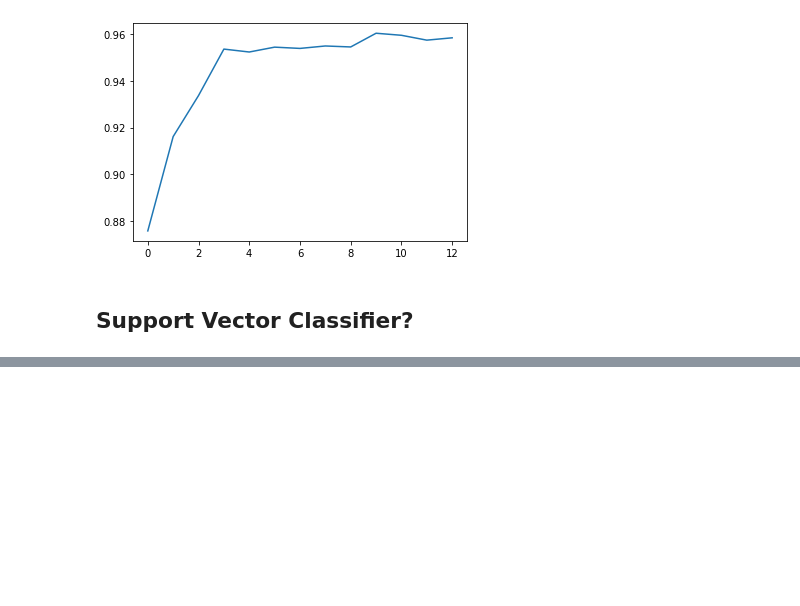
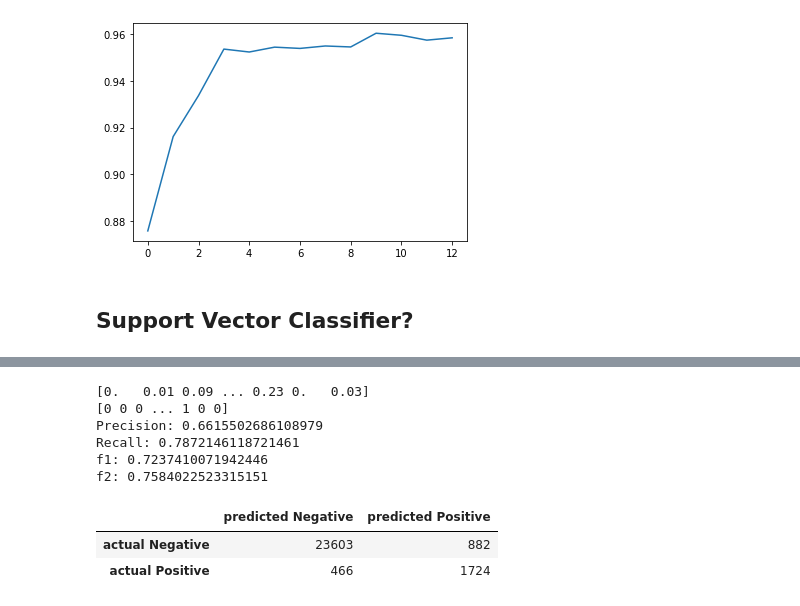
Before and after one commit to flaviagrasso/CSE204_Project, a Jupyter notebook: MachineLearningProject/MACHINE LEARNING PROJECT.ipynb, the cells around one changed output, grey strips where cells are left out. Saved outputs shown, nothing was run; the diff lists cells and outputs as text; code cells hidden in the pictures; blank space fills up the shorter version.

```diff
--- a/MachineLearningProject/MACHINE LEARNING PROJECT.ipynb
+++ b/MachineLearningProject/MACHINE LEARNING PROJECT.ipynb
@@ -395,0 +482,38 @@ F1 Score: 0.7009325525916288
+# %%
+from sklearn.ensemble import RandomForestClassifier
+from sklearn.metrics import precision_score, recall_score, fbeta_score
+
+
+
+classifier = RandomForestClassifier(n_estimators=100)
+
+classifier.fit(X_train, Y_train)
+
+y_pred_prob = classifier.predict_proba(X_test)[:, 1]
+print(y_pred_prob)
+threshold = 0.2  # Adjust this value to prioritize recall
+
+# Convert probabilities to binary predictions based on the adjusted threshold
+y_pred = (y_pred_prob > threshold).astype(int)
+print(y_pred)
+# Calculate precision and recall
+precision = precision_score(Y_test, y_pred)
+recall = recall_score(Y_test, y_pred)
+f2 = fbeta_score(Y_test, y_pred,beta=2)
+
+print("Precision:", precision)
+print("Recall:", recall)
+print("f1:",f1)
+print("f2:",f2)
+conf = confusion(Y_test, y_pred, labels=['Negative', 'Positive'])
+conf
+# %% [output]
+[0.   0.01 0.09 ... 0.23 0.   0.03]
+[0 0 0 ... 1 0 0]
+Precision: 0.6615502686108979
+Recall: 0.7872146118721461
+f1: 0.7237410071942446
+f2: 0.7584022523315151
+|  | predicted Negative | predicted Positive |
+| actual Negative | 23603 | 882 |
+| actual Positive | 466 | 1724 |
```
Also changed, not shown: parts of 12 cells of this notebook.
